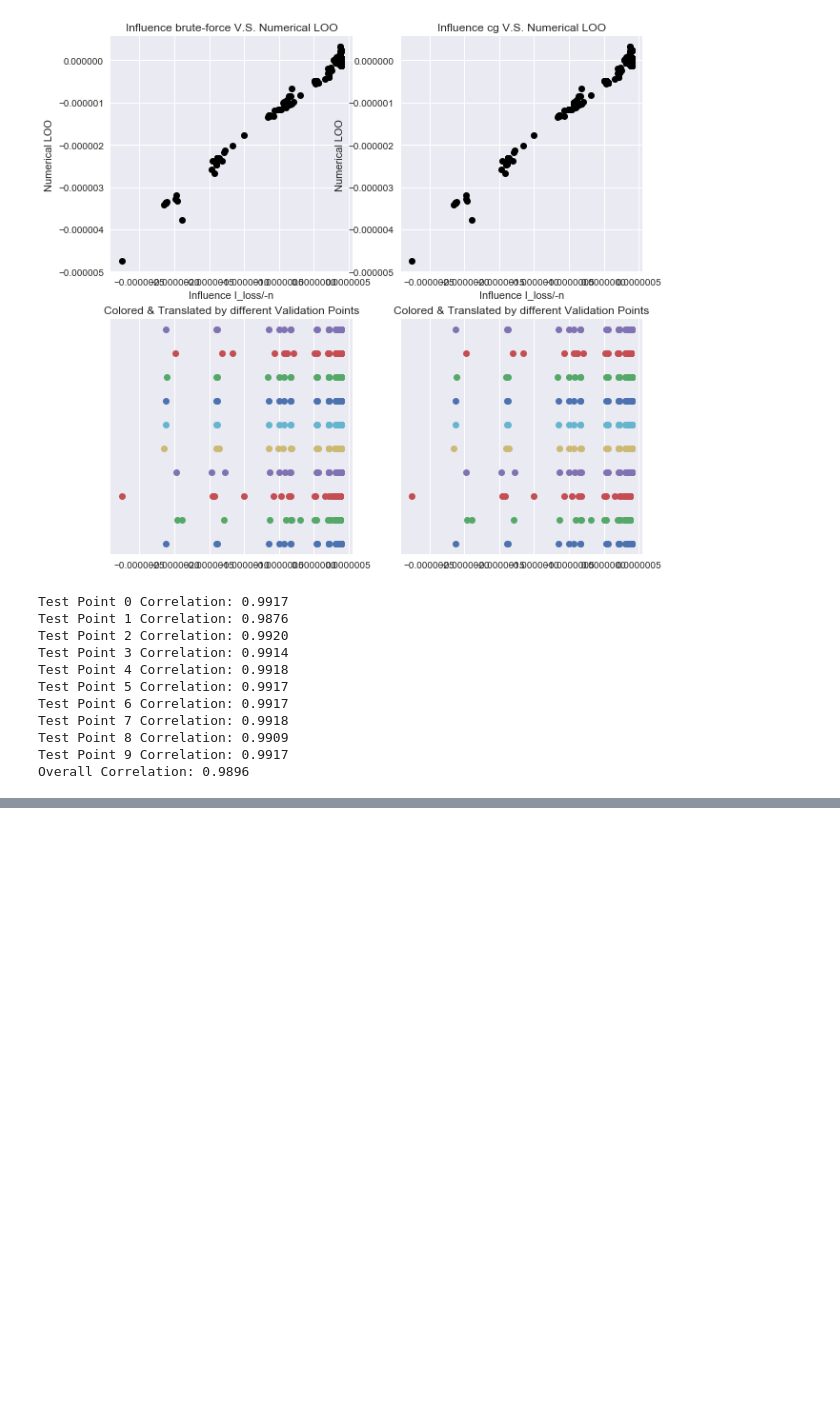
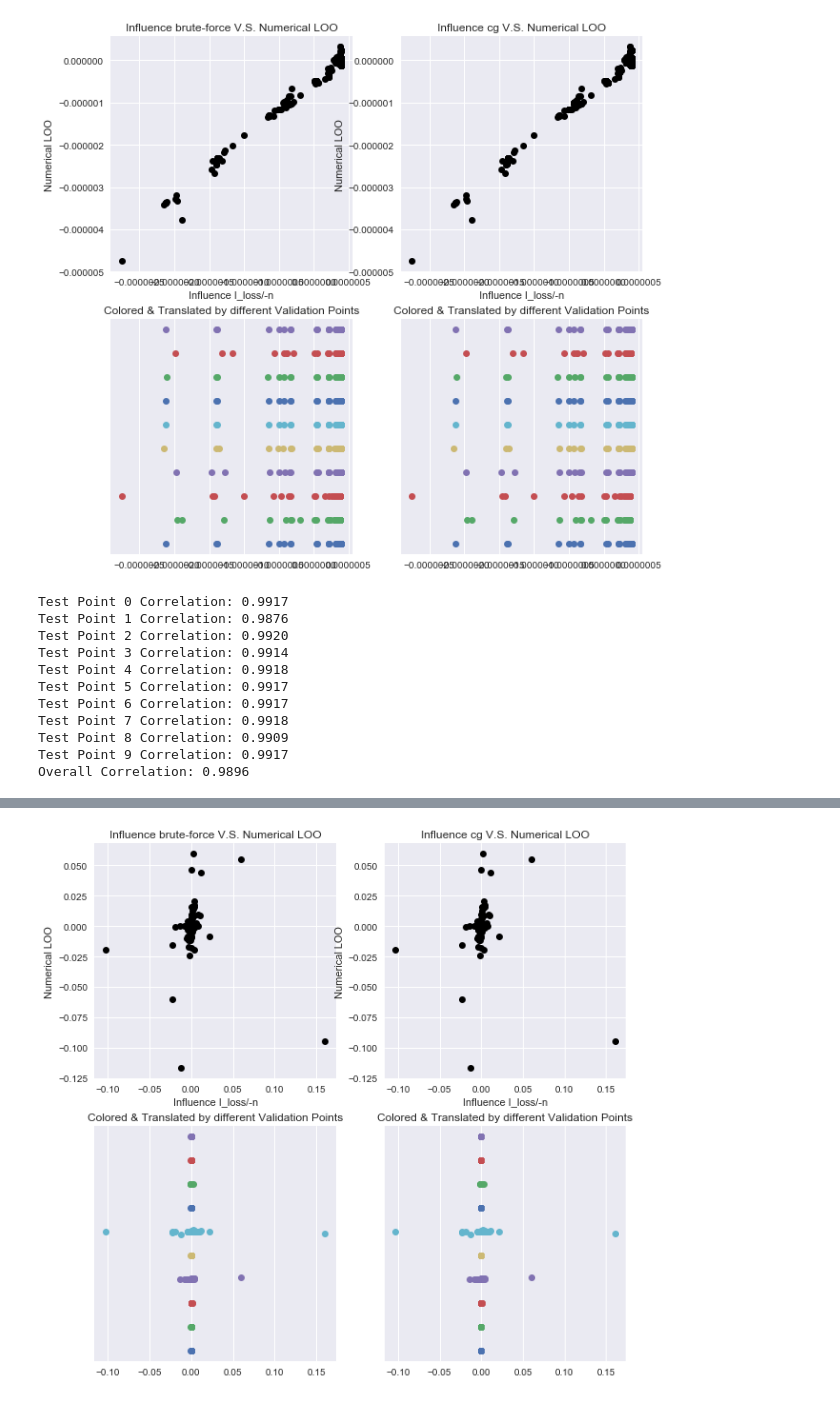
Before and after one commit to zedyang/46927-Project, a Jupyter notebook: experiments2.ipynb, the cells around one changed output, grey strips where cells are left out. Drawn from its saved outputs; the diff is of its cells as text; code cells hidden in the pictures; blank space fills up the shorter version.

Commit message:
multiclass support

```diff
--- a/experiments2.ipynb
+++ b/experiments2.ipynb
@@ -358,0 +418,11 @@ Overall Correlation: 0.9896
+# %%
+model = MulticlassLogisticRegression(
+    model_name='MultiClassLogistic-MNIST',
+    init_eta=init_eta,
+    decay_epochs=decay_epochs,
+    batch_size=batch_size,
+    C=10000
+)
+# %%
+tf.reset_default_graph()
+model.fit_with_sklearn({'X':X_train, 'y':y_train_onehot})
@@ -358,0 +441,6 @@ Overall Correlation: 0.9896
+# %%
+I_loss_bf = model.influence_loss(
+    X_test, y_test_onehot,
+    method='brute-force',
+)
+I_loss_bf
@@ -358,0 +462,8 @@ Overall Correlation: 0.9896
+# %%
+loo_diff = model.leave_one_out_refit(
+    X_test, y_test_onehot,
+    n_iter=loo_extra_iter,
+    iter_to_load=checkpoint_iter,
+    leave_indices=leave_indices,
+    sklearn_refit=True
+)
@@ -358,0 +481,8 @@ Overall Correlation: 0.9896
+# %%
+fig, axes = compare_with_loo(
+    [I_loss_bf[leave_indices,:],
+     I_loss_bf[leave_indices,:]],
+    loo_diff, n_samples=n_tr
+)
+# %% [output]
+[figure, added]
```
Also changed, not shown: parts of 13 cells of this notebook, 4 other files.
